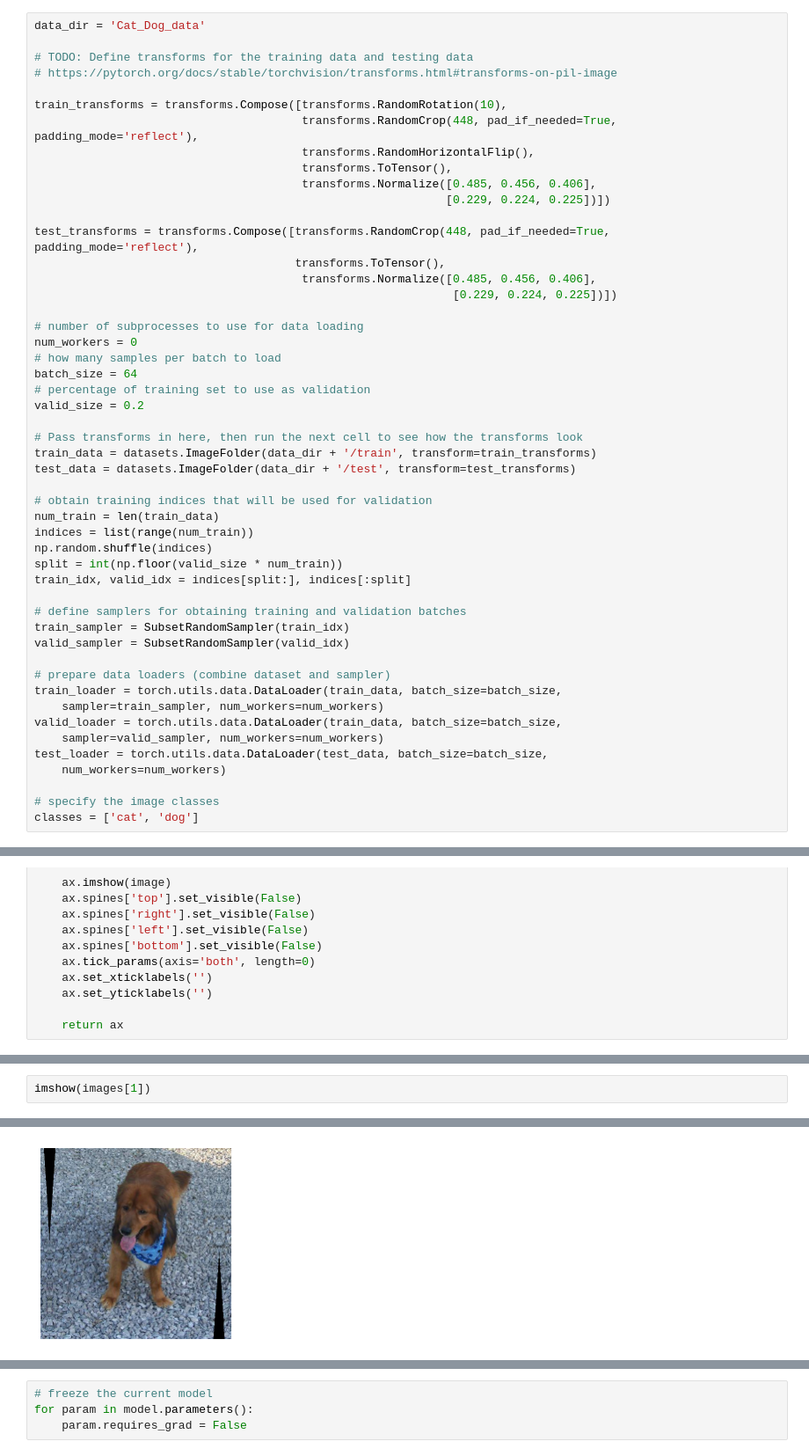
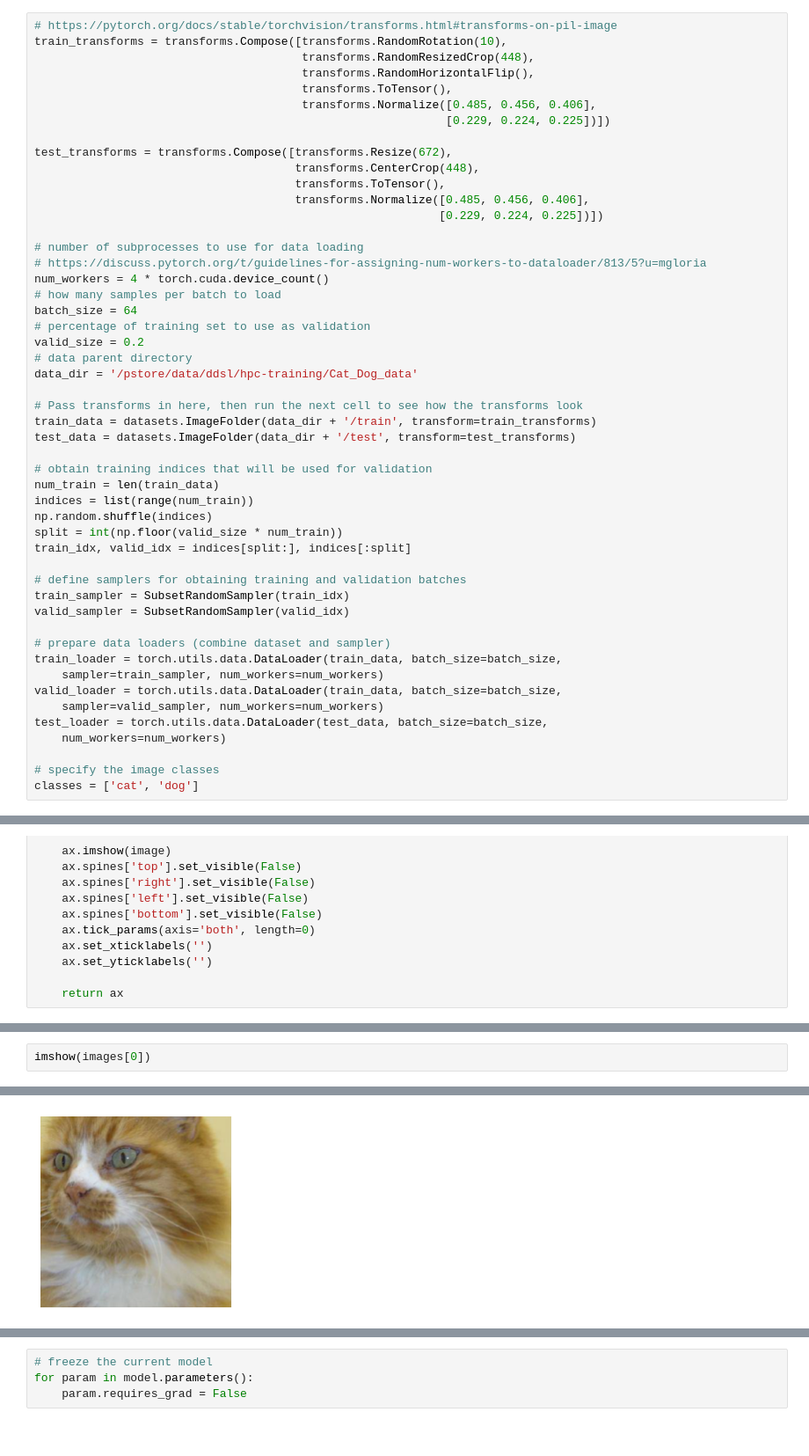
Before and after one commit to gloriamacia/cat-dog-classifier, a Jupyter notebook: Build Classifier - resnet50.ipynb, the cells around one changed output, grey strips where cells are left out. Shown at 88% size. Saved outputs shown, nothing was run; the diff lists cells and outputs as text.

```diff
--- a/Build Classifier - resnet50.ipynb
+++ b/Build Classifier - resnet50.ipynb
@@ -14,27 +37,27 @@ import numpy as np
 # %%
-data_dir = 'Cat_Dog_data'
-
-# TODO: Define transforms for the training data and testing data
 # https://pytorch.org/docs/stable/torchvision/transforms.html#transforms-on-pil-image
-
 train_transforms = transforms.Compose([transforms.RandomRotation(10),
-                                       transforms.RandomCrop(448, pad_if_needed=True, padding_mode='reflect'),
+                                       transforms.RandomResizedCrop(448),
                                        transforms.RandomHorizontalFlip(),
                                        transforms.ToTensor(),
                                        transforms.Normalize([0.485, 0.456, 0.406],
                                                             [0.229, 0.224, 0.225])])
 
-test_transforms = transforms.Compose([transforms.RandomCrop(448, pad_if_needed=True, padding_mode='reflect'),
+test_transforms = transforms.Compose([transforms.Resize(672),
+                                      transforms.CenterCrop(448),
                                       transforms.ToTensor(),
-                                       transforms.Normalize([0.485, 0.456, 0.406],
-                                                             [0.229, 0.224, 0.225])])
+                                      transforms.Normalize([0.485, 0.456, 0.406],
+                                                           [0.229, 0.224, 0.225])])
 
 # number of subprocesses to use for data loading
-num_workers = 0
+# https://discuss.pytorch.org/t/guidelines-for-assigning-num-workers-to-dataloader/813/5?u=mgloria
+num_workers = 4 * torch.cuda.device_count()
 # how many samples per batch to load
 batch_size = 64
 # percentage of training set to use as validation
 valid_size = 0.2
+# data parent directory
+data_dir = '/pstore/data/ddsl/hpc-training/Cat_Dog_data'
 
 # Pass transforms in here, then run the next cell to see how the transforms look
 train_data = datasets.ImageFolder(data_dir + '/train', transform=train_transforms)
@@ -123,8 +165,8 @@ for ii in range(4):
 # %%
-imshow(images[1])
+imshow(images[0])
 # %% [output]
 <matplotlib.axes._subplots.AxesSubplot at 0x...>
-[figure, old version]
+[figure, new version]
 # %%
 # run only with small images, e.g. 28*28 (cifar-10, MNIST)
 # do NOT run otherwise, it is just meant to provide an intuition
```
Also changed, not shown: parts of 20 cells of this notebook.
